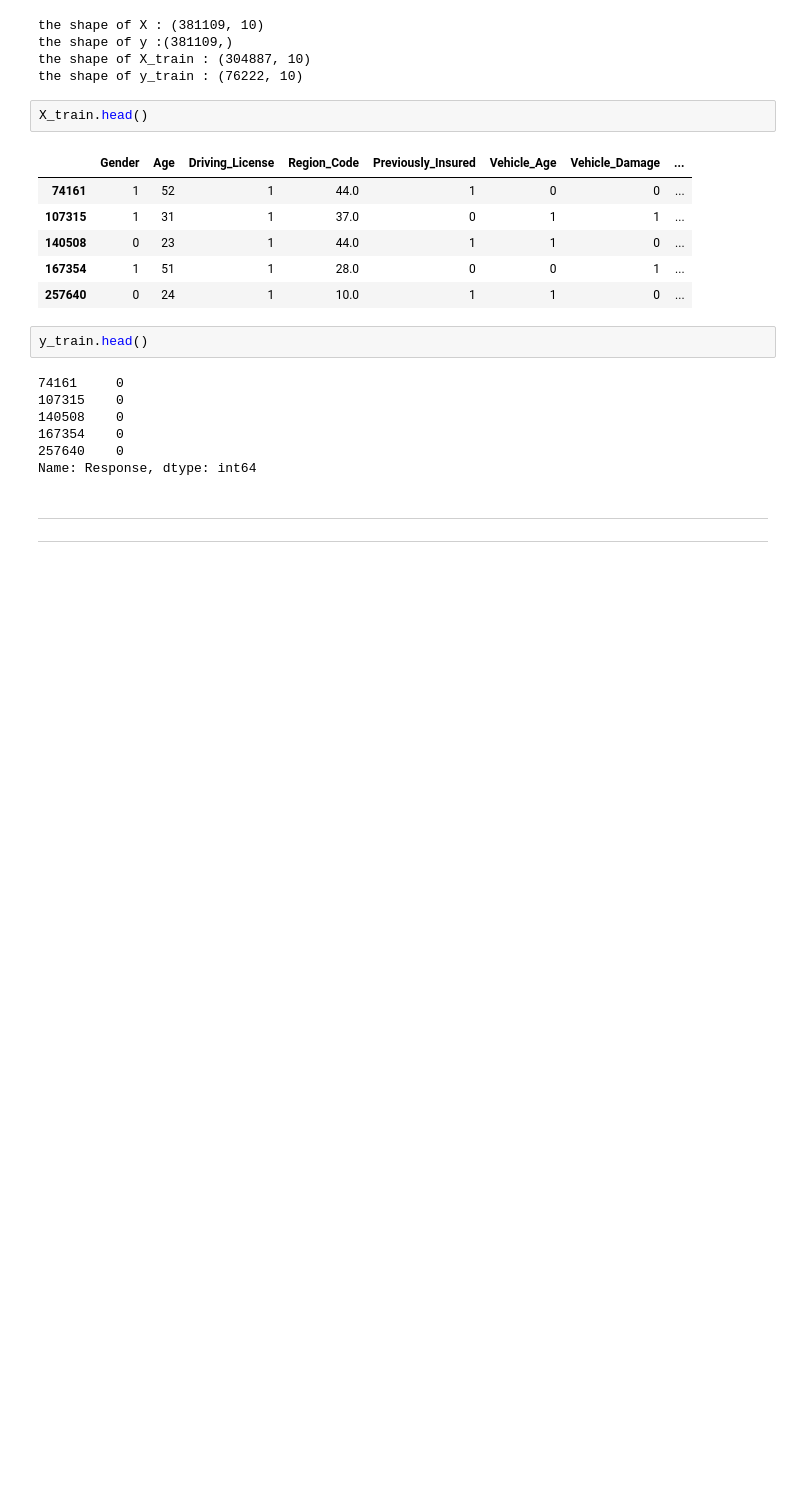
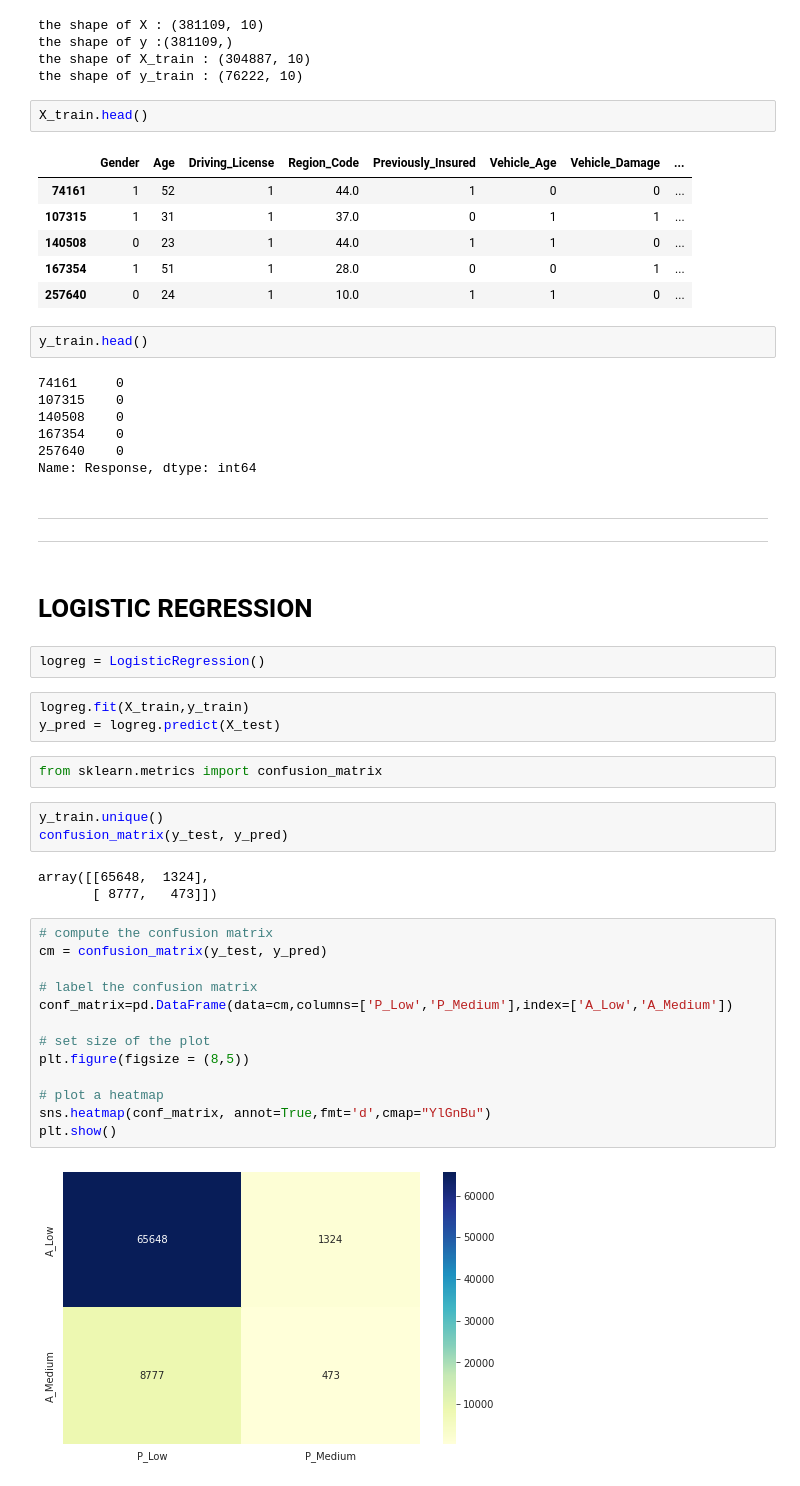
Before and after one commit to 143biswajit/HEALTH-INSURANCE-CROSS-SELL-PREDICTION, a Jupyter notebook: HEALTH_INSURANCE_CROSS_SELL_PREDICTION.ipynb, the cells around one changed output. Drawn from its saved outputs; the diff is of its cells as text; blank space fills up the shorter version.

```diff
--- a/HEALTH_INSURANCE_CROSS_SELL_PREDICTION.ipynb
+++ b/HEALTH_INSURANCE_CROSS_SELL_PREDICTION.ipynb
@@ -758,3 +758,33 @@ Name: Response, dtype: int64
 
 
 ---
+# %% [markdown]
+# **LOGISTIC REGRESSION**
+# %%
+logreg = LogisticRegression()
+# %%
+logreg.fit(X_train,y_train)
+y_pred = logreg.predict(X_test)
+# %%
+from sklearn.metrics import confusion_matrix
+# %%
+y_train.unique()
+confusion_matrix(y_test, y_pred)
+# %% [output]
+array([[65648,  1324],
+       [ 8777,   473]])
+# %%
+# compute the confusion matrix
+cm = confusion_matrix(y_test, y_pred)
+
+# label the confusion matrix
+conf_matrix=pd.DataFrame(data=cm,columns=['P_Low','P_Medium'],index=['A_Low','A_Medium'])
+
+# set size of the plot
+plt.figure(figsize = (8,5))
+
+# plot a heatmap
+sns.heatmap(conf_matrix, annot=True,fmt='d',cmap="YlGnBu")
+plt.show()
+# %% [output]
+[figure, added]
```
Also changed, not shown: parts of 49 cells of this notebook.
